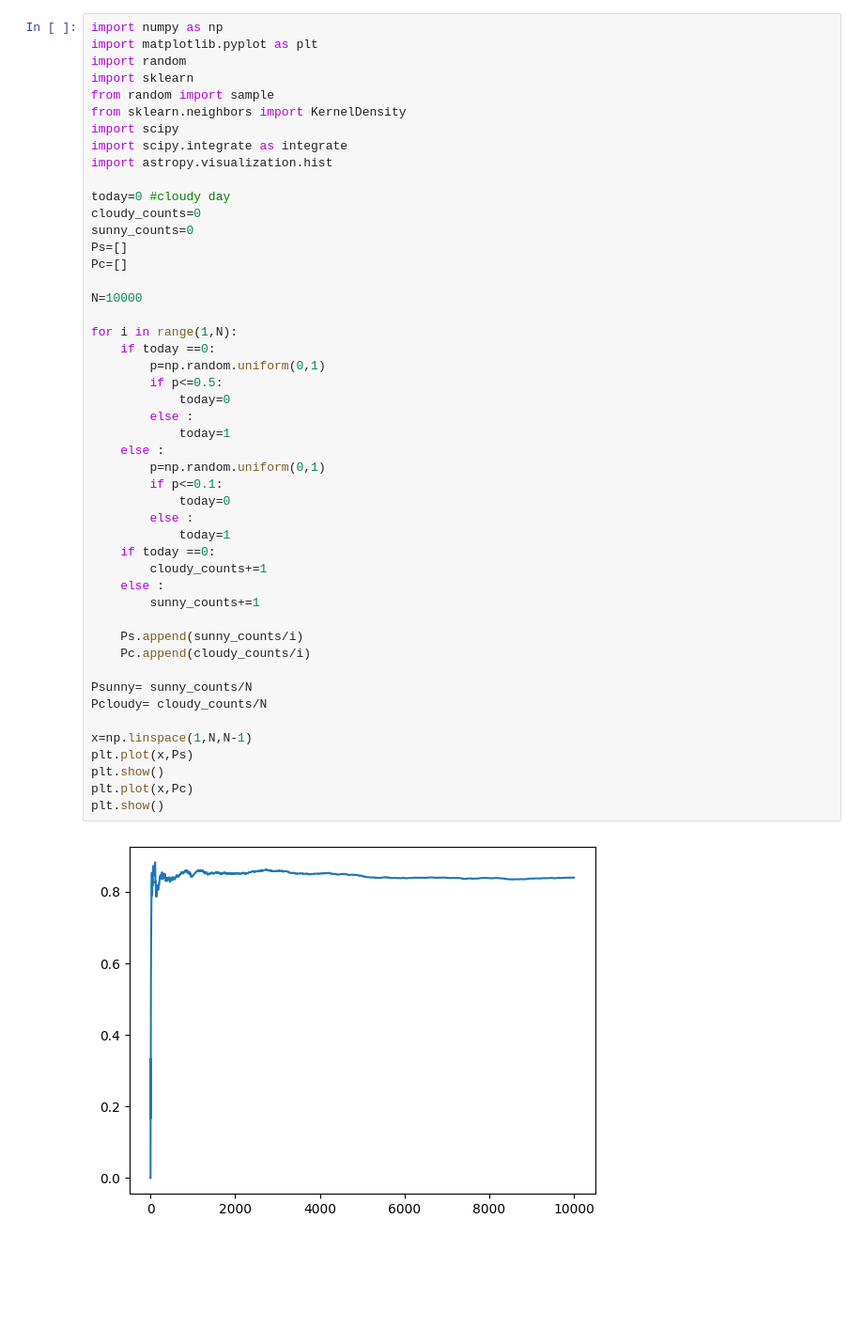
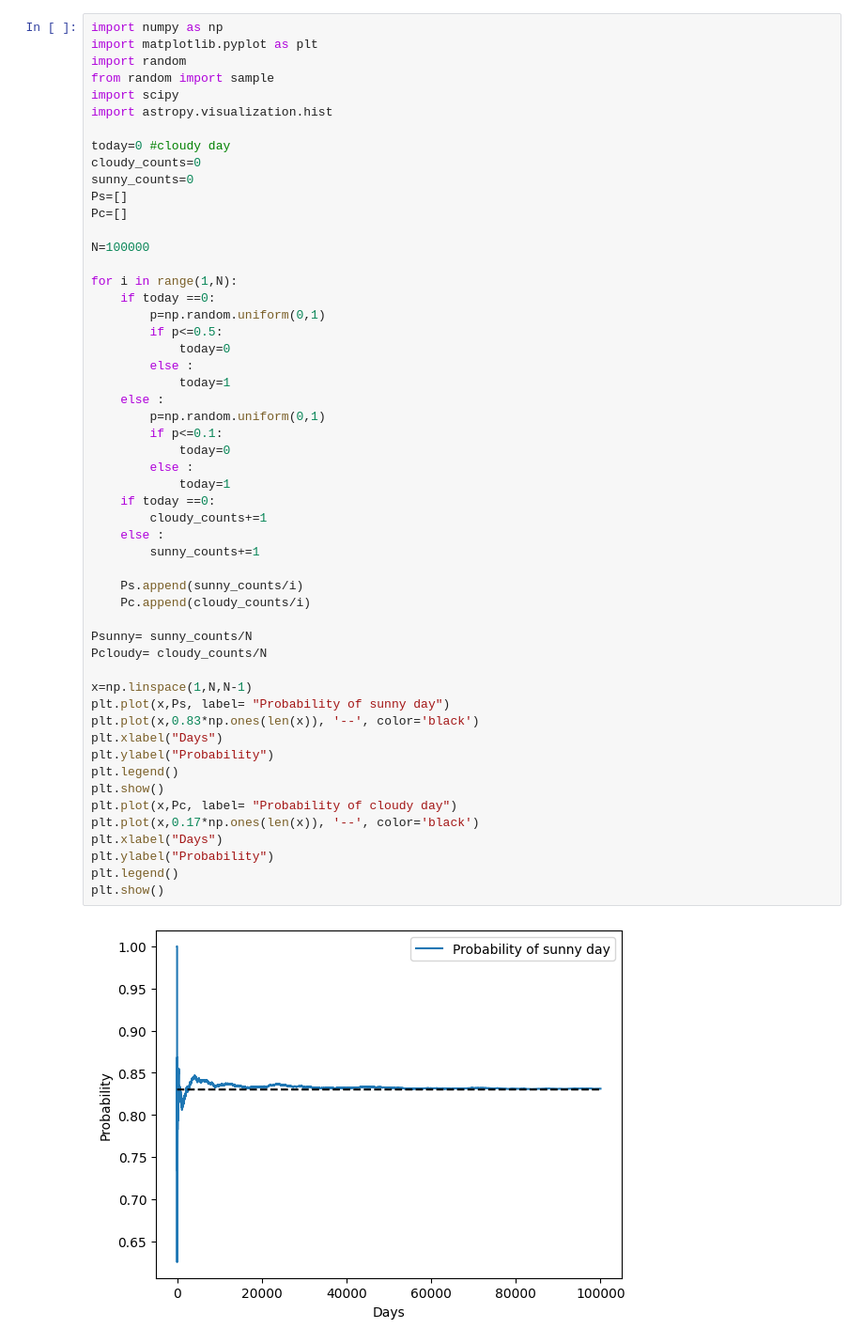
Before and after one commit to Sofiadossena/astrostatistics_bicocca_2025, a Jupyter notebook: working/Telescope_obs.ipynb, the cells around one changed output. Shown at 94% size. Drawn from its saved outputs; the diff is of its cells as text; blank space fills up the shorter version.

```diff
--- a/working/Telescope_obs.ipynb
+++ b/working/Telescope_obs.ipynb
@@ -2,11 +2,8 @@
 import numpy as np
 import matplotlib.pyplot as plt
 import random
-import sklearn
 from random import sample
-from sklearn.neighbors import KernelDensity
 import scipy
-import scipy.integrate as integrate
 import astropy.visualization.hist
 
 today=0 #cloudy day
@@ -15,36 +12,44 @@ sunny_counts=0
 Ps=[]
 Pc=[]
 
-N=10000
+N=100000
 
 for i in range(1,N):
     if today ==0:
         p=np.random.uniform(0,1)
         if p<=0.5:
             today=0
         else :
             today=1
     else :
         p=np.random.uniform(0,1)
         if p<=0.1:
             today=0
         else :
             today=1
     if today ==0:
         cloudy_counts+=1
     else :
         sunny_counts+=1
 
     Ps.append(sunny_counts/i)
     Pc.append(cloudy_counts/i)
 
 Psunny= sunny_counts/N
 Pcloudy= cloudy_counts/N
 
 x=np.linspace(1,N,N-1)
-plt.plot(x,Ps)
+plt.plot(x,Ps, label= "Probability of sunny day")
+plt.plot(x,0.83*np.ones(len(x)), '--', color='black')
+plt.xlabel("Days")
+plt.ylabel("Probability")
+plt.legend()
 plt.show()
-plt.plot(x,Pc)
+plt.plot(x,Pc, label= "Probability of cloudy day")
+plt.plot(x,0.17*np.ones(len(x)), '--', color='black')
+plt.xlabel("Days")
+plt.ylabel("Probability")
+plt.legend()
 plt.show()
 # %% [output]
-[figure, old version]
+[figure, new version]
```
Also changed, not shown: parts of 8 cells of this notebook.
